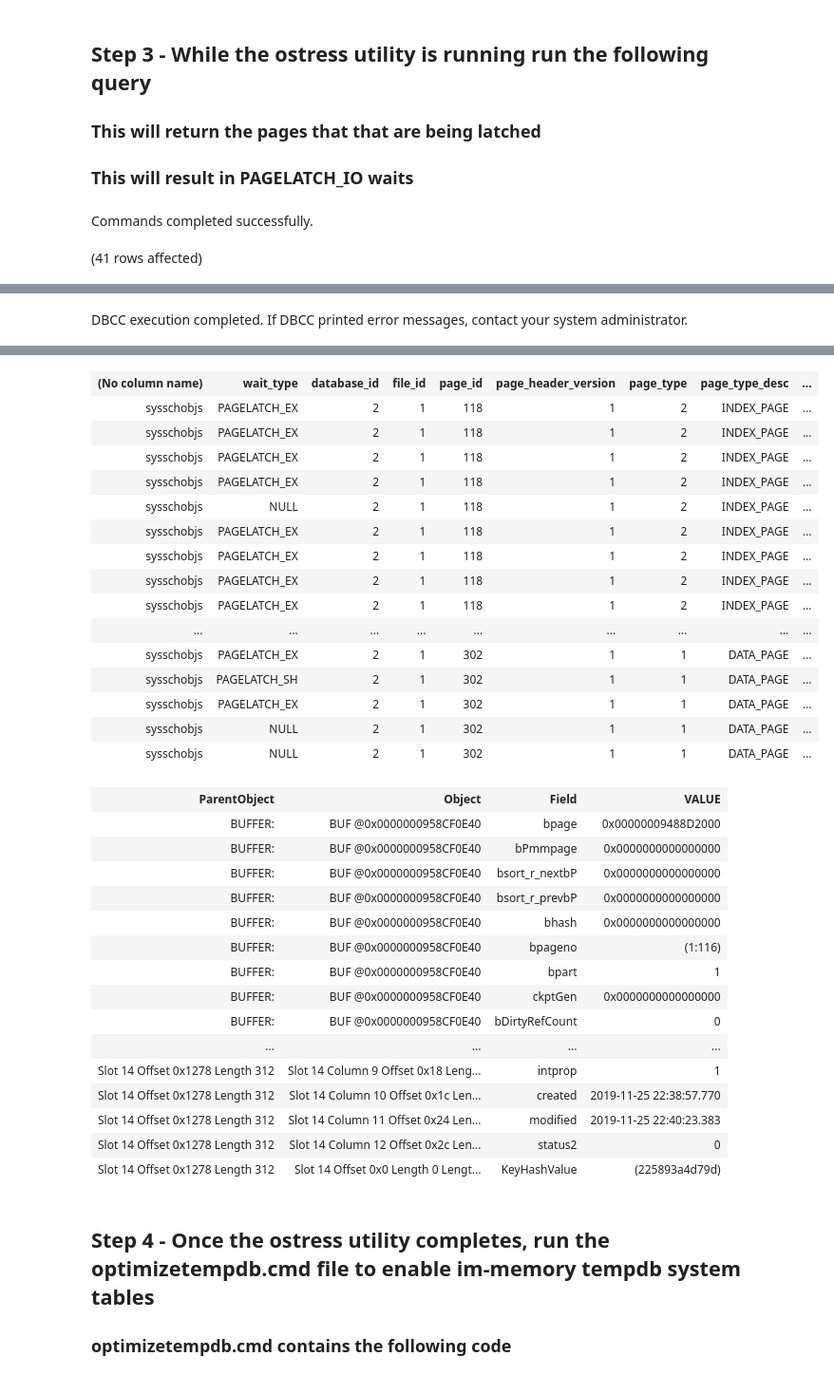
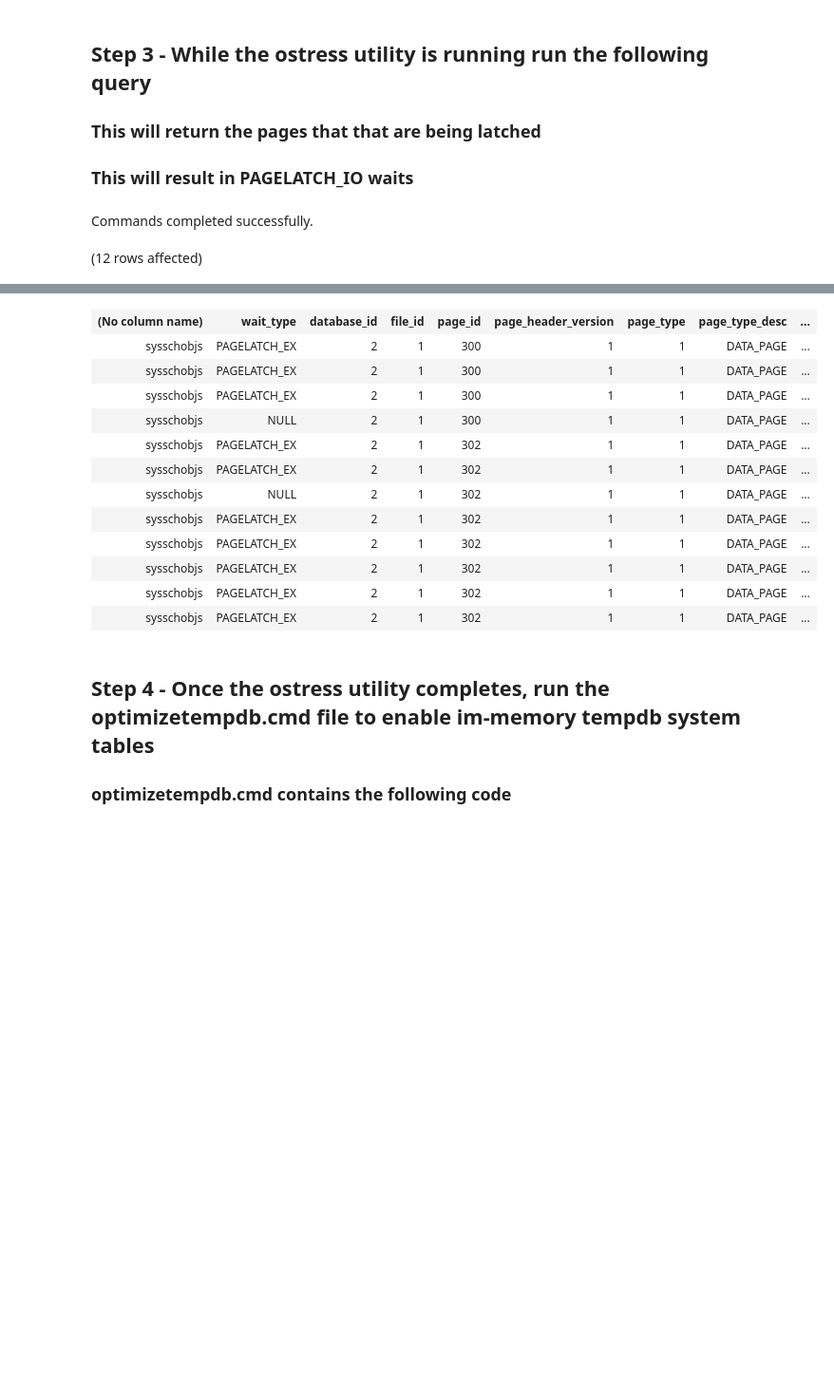
Before and after one commit to skreebydba/MinnesotaPresentation, a Jupyter notebook: tempdb/tempdbstress.ipynb, the cells around one changed output, grey strips where cells are left out. Shown: that part at 95% size. Saved outputs shown, nothing was run; the diff lists cells and outputs as text; code cells hidden in the pictures; blank space fills up the shorter version.

```diff
--- a/tempdb/tempdbstress.ipynb
+++ b/tempdb/tempdbstress.ipynb
@@ -52,7 +52,7 @@ FROM sys.dm_exec_requests AS d
     AS page_info;
 GO
 
-DBCC PAGE (2,1,116,3) WITH TABLERESULTS;
+--DBCC PAGE (2,1,116,3) WITH TABLERESULTS;
 # %% [output]
 Commands completed successfully.
-(41 rows affected)
+(12 rows affected)
@@ -60 +59,0 @@ Commands completed successfully.
-DBCC execution completed. If DBCC printed error messages, contact your system administrator.
@@ -62,35 +60,16 @@ Total execution time: 00:00:00.069
 | (No column name) | wait_type | database_id | file_id | page_id | page_header_version | page_type | page_type_desc | ... |
-| sysschobjs | PAGELATCH_EX | 2 | 1 | 118 | 1 | 2 | INDEX_PAGE | ... |
-| sysschobjs | PAGELATCH_EX | 2 | 1 | 118 | 1 | 2 | INDEX_PAGE | ... |
-| sysschobjs | PAGELATCH_EX | 2 | 1 | 118 | 1 | 2 | INDEX_PAGE | ... |
-| sysschobjs | PAGELATCH_EX | 2 | 1 | 118 | 1 | 2 | INDEX_PAGE | ... |
-| sysschobjs | NULL | 2 | 1 | 118 | 1 | 2 | INDEX_PAGE | ... |
-| sysschobjs | PAGELATCH_EX | 2 | 1 | 118 | 1 | 2 | INDEX_PAGE | ... |
-| sysschobjs | PAGELATCH_EX | 2 | 1 | 118 | 1 | 2 | INDEX_PAGE | ... |
-| sysschobjs | PAGELATCH_EX | 2 | 1 | 118 | 1 | 2 | INDEX_PAGE | ... |
-| sysschobjs | PAGELATCH_EX | 2 | 1 | 118 | 1 | 2 | INDEX_PAGE | ... |
-| ... | ... | ... | ... | ... | ... | ... | ... | ... |
+| sysschobjs | PAGELATCH_EX | 2 | 1 | 300 | 1 | 1 | DATA_PAGE | ... |
+| sysschobjs | PAGELATCH_EX | 2 | 1 | 300 | 1 | 1 | DATA_PAGE | ... |
+| sysschobjs | PAGELATCH_EX | 2 | 1 | 300 | 1 | 1 | DATA_PAGE | ... |
+| sysschobjs | NULL | 2 | 1 | 300 | 1 | 1 | DATA_PAGE | ... |
 | sysschobjs | PAGELATCH_EX | 2 | 1 | 302 | 1 | 1 | DATA_PAGE | ... |
-| sysschobjs | PAGELATCH_SH | 2 | 1 | 302 | 1 | 1 | DATA_PAGE | ... |
 | sysschobjs | PAGELATCH_EX | 2 | 1 | 302 | 1 | 1 | DATA_PAGE | ... |
 | sysschobjs | NULL | 2 | 1 | 302 | 1 | 1 | DATA_PAGE | ... |
-| sysschobjs | NULL | 2 | 1 | 302 | 1 | 1 | DATA_PAGE | ... |
+| sysschobjs | PAGELATCH_EX | 2 | 1 | 302 | 1 | 1 | DATA_PAGE | ... |
+| sysschobjs | PAGELATCH_EX | 2 | 1 | 302 | 1 | 1 | DATA_PAGE | ... |
+| sysschobjs | PAGELATCH_EX | 2 | 1 | 302 | 1 | 1 | DATA_PAGE | ... |
+| sysschobjs | PAGELATCH_EX | 2 | 1 | 302 | 1 | 1 | DATA_PAGE | ... |
+| sysschobjs | PAGELATCH_EX | 2 | 1 | 302 | 1 | 1 | DATA_PAGE | ... |
-| ParentObject | Object | Field | VALUE |
-| BUFFER: | BUF @0x0000000958CF0E40 | bpage | 0x00000009488D2000 |
-| BUFFER: | BUF @0x0000000958CF0E40 | bPmmpage | 0x0000000000000000 |
-| BUFFER: | BUF @0x0000000958CF0E40 | bsort_r_nextbP | 0x0000000000000000 |
-| BUFFER: | BUF @0x0000000958CF0E40 | bsort_r_prevbP | 0x0000000000000000 |
-| BUFFER: | BUF @0x0000000958CF0E40 | bhash | 0x0000000000000000 |
-| BUFFER: | BUF @0x0000000958CF0E40 | bpageno | (1:116) |
-| BUFFER: | BUF @0x0000000958CF0E40 | bpart | 1 |
-| BUFFER: | BUF @0x0000000958CF0E40 | ckptGen | 0x0000000000000000 |
-| BUFFER: | BUF @0x0000000958CF0E40 | bDirtyRefCount | 0 |
-| ... | ... | ... | ... |
-| Slot 14 Offset 0x1278 Length 312 | Slot 14 Column 9 Offset 0x18 Leng... | intprop | 1 |
-| Slot 14 Offset 0x1278 Length 312 | Slot 14 Column 10 Offset 0x1c Len... | created | 2019-11-25 22:38:57.770 |
-| Slot 14 Offset 0x1278 Length 312 | Slot 14 Column 11 Offset 0x24 Len... | modified | 2019-11-25 22:40:23.383 |
-| Slot 14 Offset 0x1278 Length 312 | Slot 14 Column 12 Offset 0x2c Len... | status2 | 0 |
-| Slot 14 Offset 0x1278 Length 312 | Slot 14 Offset 0x0 Length 0 Lengt... | KeyHashValue | (225893a4d79d) |
 # %% [markdown]
 ## Step 4 - Once the ostress utility completes, run the optimizetempdb.cmd file to enable im-memory tempdb system tables
 ### optimizetempdb.cmd contains the following code
```
Also changed, not shown: parts of 4 cells of this notebook, 6 other files.
